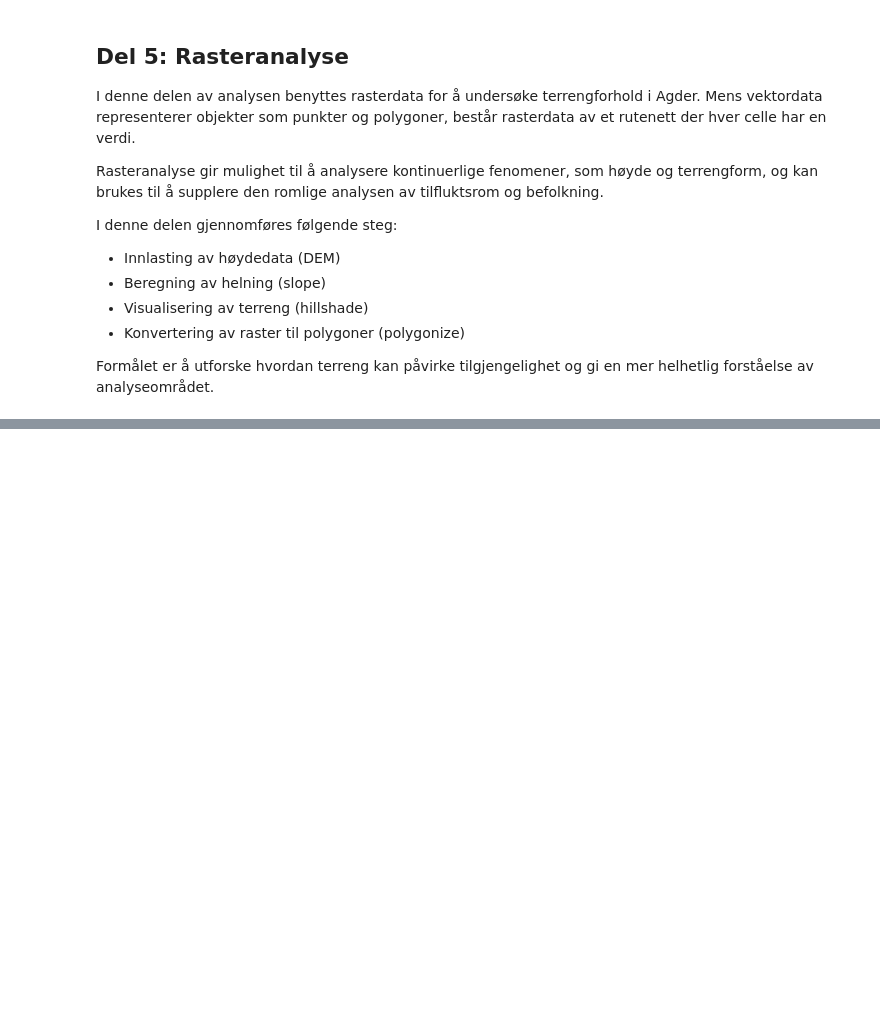
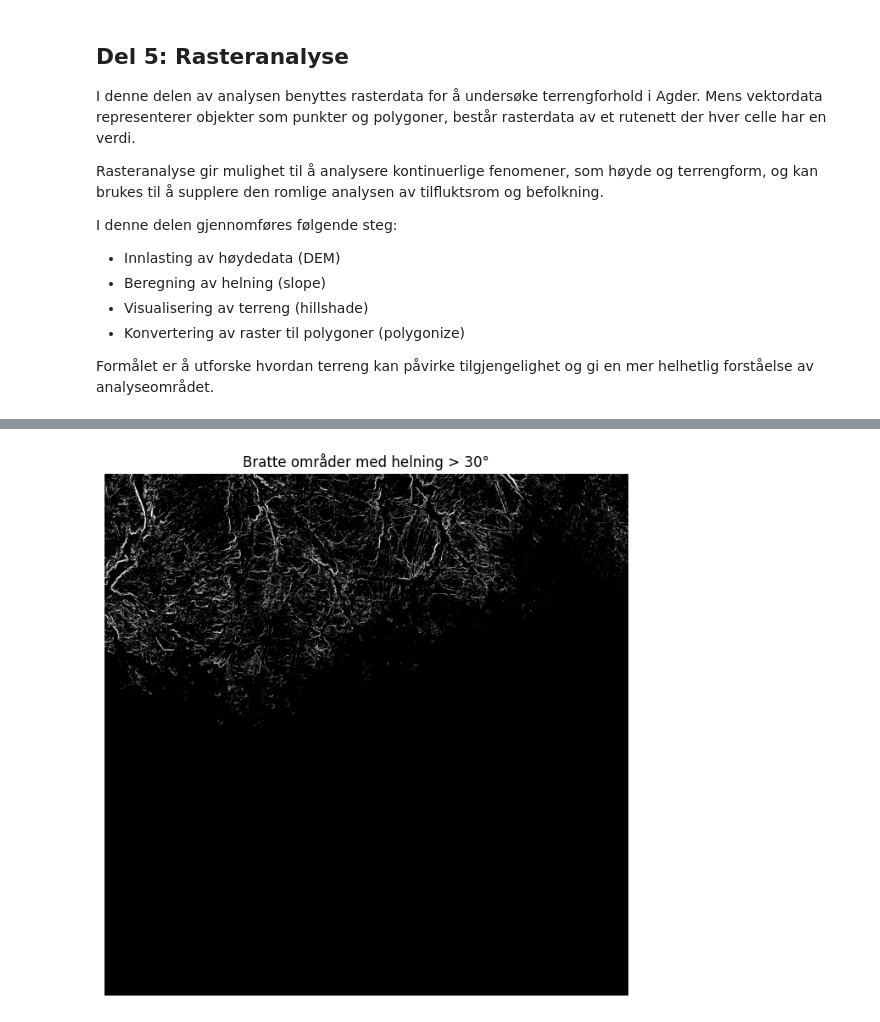
Before and after one commit to sivert-svanes/IS-218-Prosjekt, a Jupyter notebook: notebooks/analysis.ipynb, the cells around one changed output, grey strips where cells are left out. Cells and saved outputs as stored; diff of their text form; code cells hidden in the pictures; blank space fills up the shorter version.

```diff
--- a/notebooks/analysis.ipynb
+++ b/notebooks/analysis.ipynb
@@ -1086,0 +1111,17 @@ plt.show()
+# %%
+# Terskel for bratt terreng
+slope_threshold = 30
+
+# Binært raster: 1 for bratt, 0 for ikke bratt
+steep_areas = np.where(slope_degrees > slope_threshold, 1, 0)
+
+# Masker ut NaN-områder fra original raster
+steep_areas = np.where(np.isnan(dem_array), 0, steep_areas)
+
+plt.figure(figsize=(10, 8))
+plt.imshow(steep_areas, cmap="gray")
+plt.title(f"Bratte områder med helning > {slope_threshold}°")
+plt.axis("off")
+plt.show()
+# %% [output]
+[figure, added]
```
Also changed, not shown: parts of 17 cells of this notebook.
